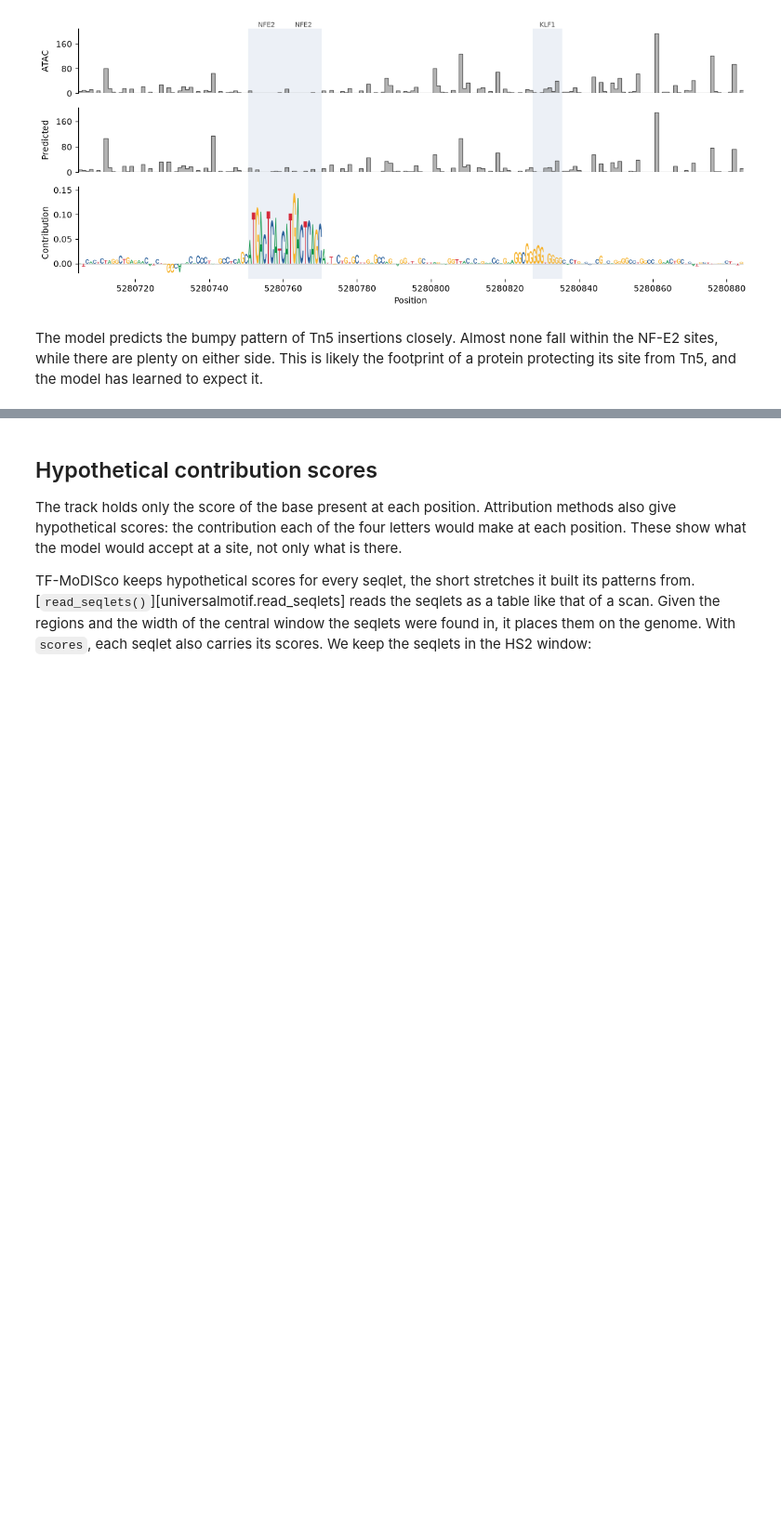
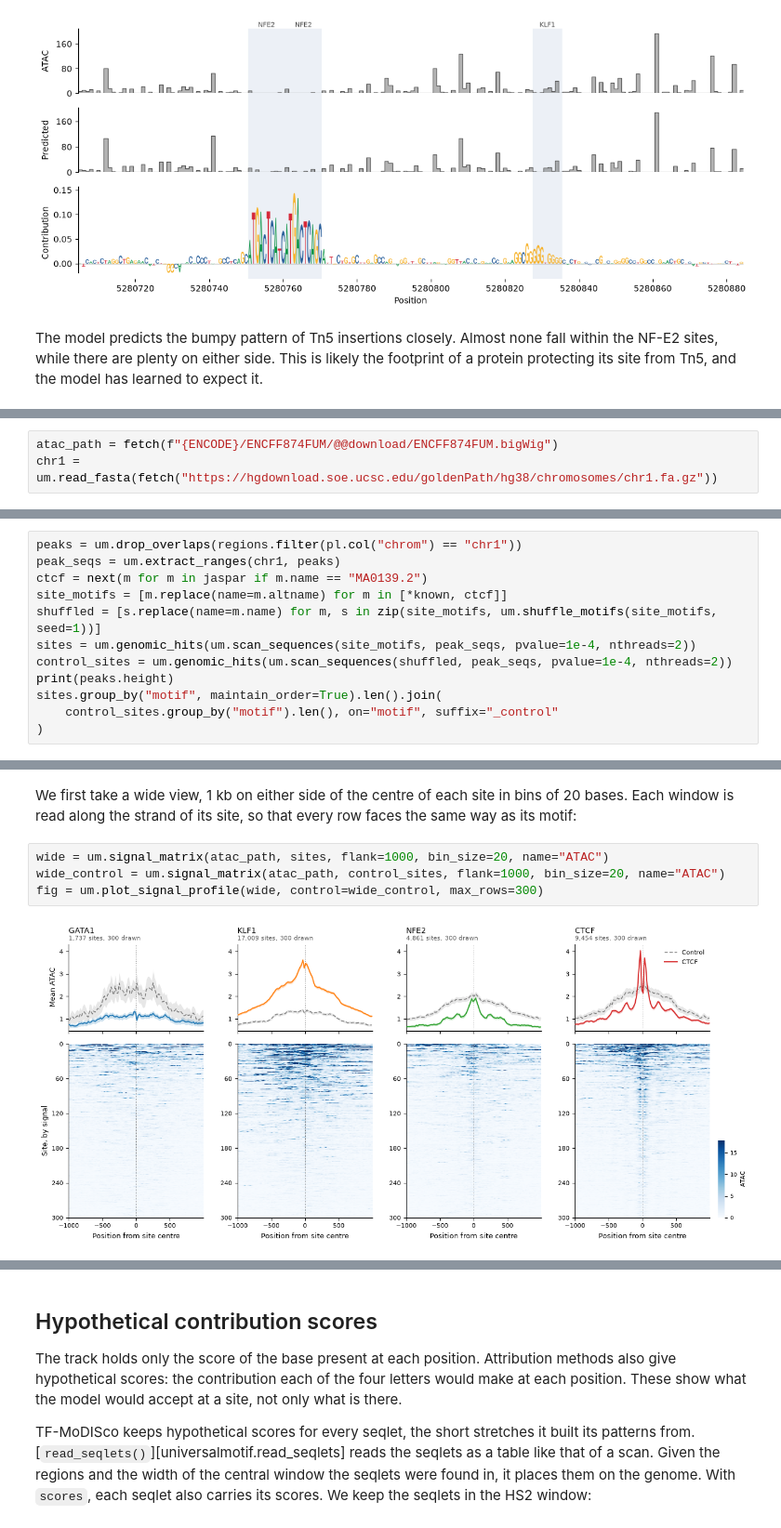
Before and after one commit to bjmt/universalmotif-py, a Jupyter notebook: docs/guides/deep-learning.ipynb, the cells around one changed output, grey strips where cells are left out. Shown at 93% size. Cells and saved outputs as stored; diff of their text form; blank space fills up the shorter version.

```diff
--- a/docs/guides/deep-learning.ipynb
+++ b/docs/guides/deep-learning.ipynb
@@ -191,0 +204,3 @@ has learned to expect it.
+# %%
+atac_path = fetch(f"{ENCODE}/ENCFF874FUM/@@download/ENCFF874FUM.bigWig")
+chr1 = um.read_fasta(fetch("https://hgdownload.soe.ucsc.edu/goldenPath/hg38/chromosomes/chr1.fa.gz"))
@@ -191,0 +215,12 @@ has learned to expect it.
+# %%
+peaks = um.drop_overlaps(regions.filter(pl.col("chrom") == "chr1"))
+peak_seqs = um.extract_ranges(chr1, peaks)
+ctcf = next(m for m in jaspar if m.name == "MA0139.2")
+site_motifs = [m.replace(name=m.altname) for m in [*known, ctcf]]
+shuffled = [s.replace(name=m.name) for m, s in zip(site_motifs, um.shuffle_motifs(site_motifs, seed=1))]
+sites = um.genomic_hits(um.scan_sequences(site_motifs, peak_seqs, pvalue=1e-4, nthreads=2))
+control_sites = um.genomic_hits(um.scan_sequences(shuffled, peak_seqs, pvalue=1e-4, nthreads=2))
+print(peaks.height)
+sites.group_by("motif", maintain_order=True).len().join(
+    control_sites.group_by("motif").len(), on="motif", suffix="_control"
+)
@@ -191,0 +236,10 @@ has learned to expect it.
+# %% [markdown]
+We first take a wide view, 1 kb on either side of the centre of each site
+in bins of 20 bases. Each window is read along the strand of its site, so
+that every row faces the same way as its motif:
+# %%
+wide = um.signal_matrix(atac_path, sites, flank=1000, bin_size=20, name="ATAC")
+wide_control = um.signal_matrix(atac_path, control_sites, flank=1000, bin_size=20, name="ATAC")
+fig = um.plot_signal_profile(wide, control=wide_control, max_rows=300)
+# %% [output]
+[figure, added]
```
Also changed, not shown: parts of 6 cells of this notebook, 4 other files.
